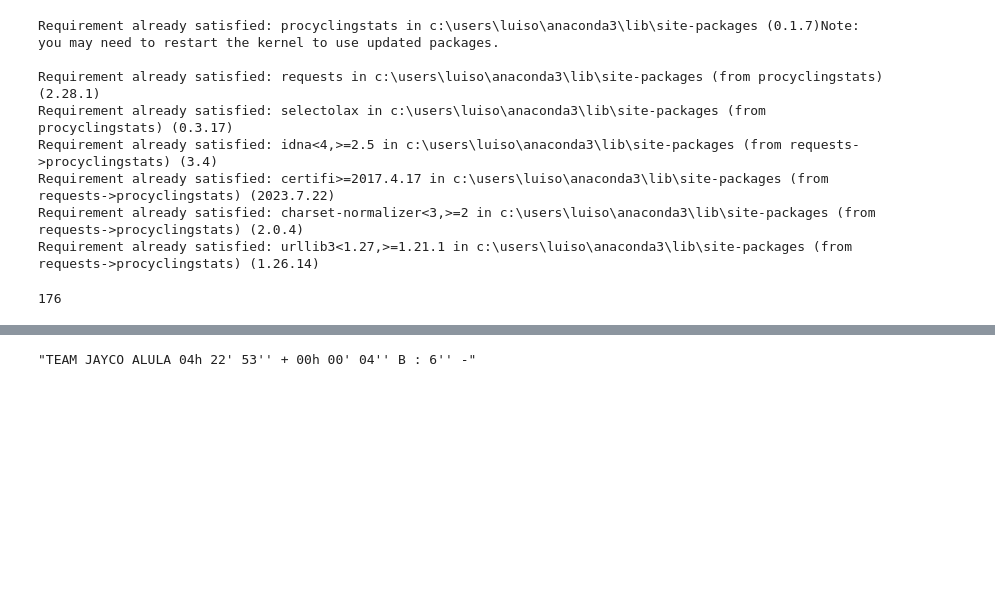
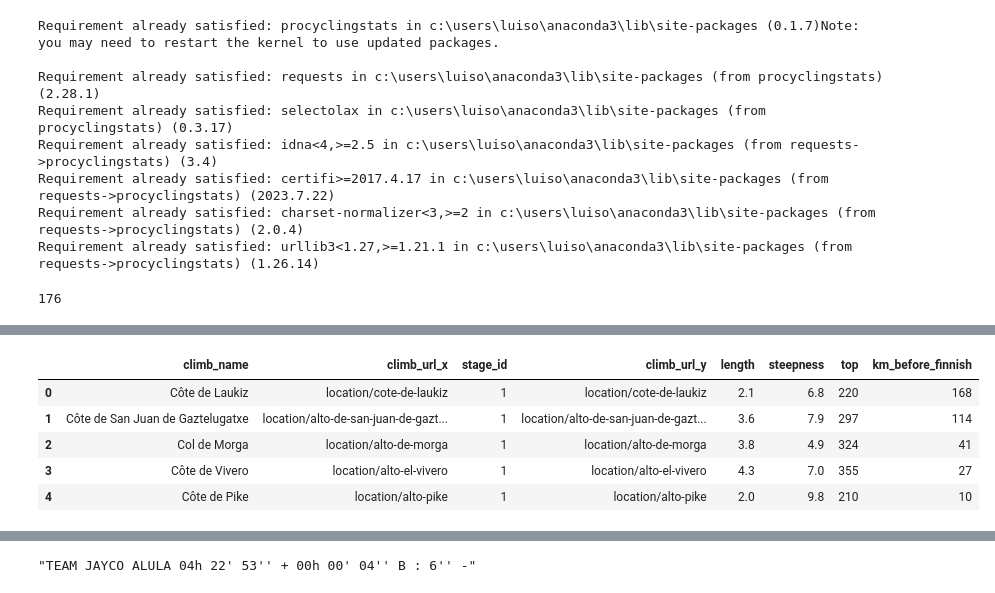
Before and after one commit to luisgh87/w4-project_ETL, a Jupyter notebook: le_grande_boucle.ipynb, the cells around one changed output, grey strips where cells are left out. Cells and saved outputs as stored; diff of their text form; code cells hidden in the pictures; blank space fills up the shorter version.

```diff
--- a/le_grande_boucle.ipynb
+++ b/le_grande_boucle.ipynb
@@ -45,0 +112,11 @@ tour_de_france_df.to_csv('tour_de_france.csv', index=False)
+# %%
+
+stage = Stage("race/tour-de-france/2023/stage-1")
+
+stage1 = stage.climbs()
+
+stage1
+
+stage1_df = pd.DataFrame(stage1)
+
+stage1_df
@@ -45,0 +130,6 @@ tour_de_france_df.to_csv('tour_de_france.csv', index=False)
+# %%
+# Crear una cloumna de stage_id en el dataframe de stage1 con el valor de 1
+
+stage1_df['stage_id'] = 1
+
+stage1_df
@@ -45,0 +207,13 @@ tour_de_france_df.to_csv('tour_de_france.csv', index=False)
+# %%
+# hacer un merge de stage1_df con climb_df para tener un dataframe con los datos de stage1 y climb
+
+stage1_climb_df = pd.merge(stage1_df, climbs_df, on='climb_name')
+
+stage1_climb_df
+# %% [output]
+|  | climb_name | climb_url_x | stage_id | climb_url_y | length | steepness | top | km_before_finnish |
+| 0 | Côte de Laukiz | location/cote-de-laukiz | 1 | location/cote-de-laukiz | 2.1 | 6.8 | 220 | 168 |
+| 1 | Côte de San Juan de Gaztelugatxe | location/alto-de-san-juan-de-gazt... | 1 | location/alto-de-san-juan-de-gazt... | 3.6 | 7.9 | 297 | 114 |
+| 2 | Col de Morga | location/alto-de-morga | 1 | location/alto-de-morga | 3.8 | 4.9 | 324 | 41 |
+| 3 | Côte de Vivero | location/alto-el-vivero | 1 | location/alto-el-vivero | 4.3 | 7.0 | 355 | 27 |
+| 4 | Côte de Pike | location/alto-pike | 1 | location/alto-pike | 2.0 | 9.8 | 210 | 10 |
```
Also changed, not shown: parts of 26 cells of this notebook, 7 other files.
